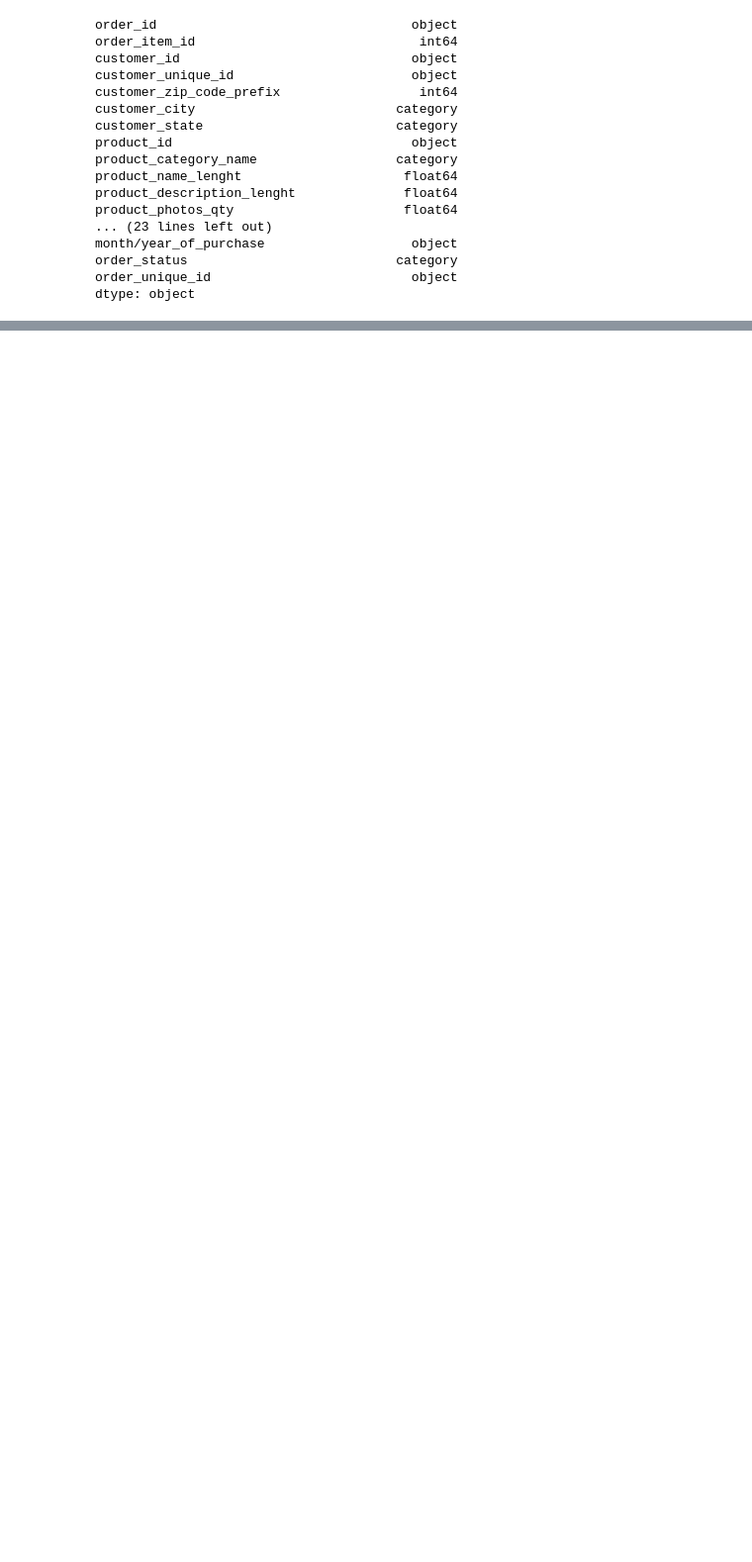
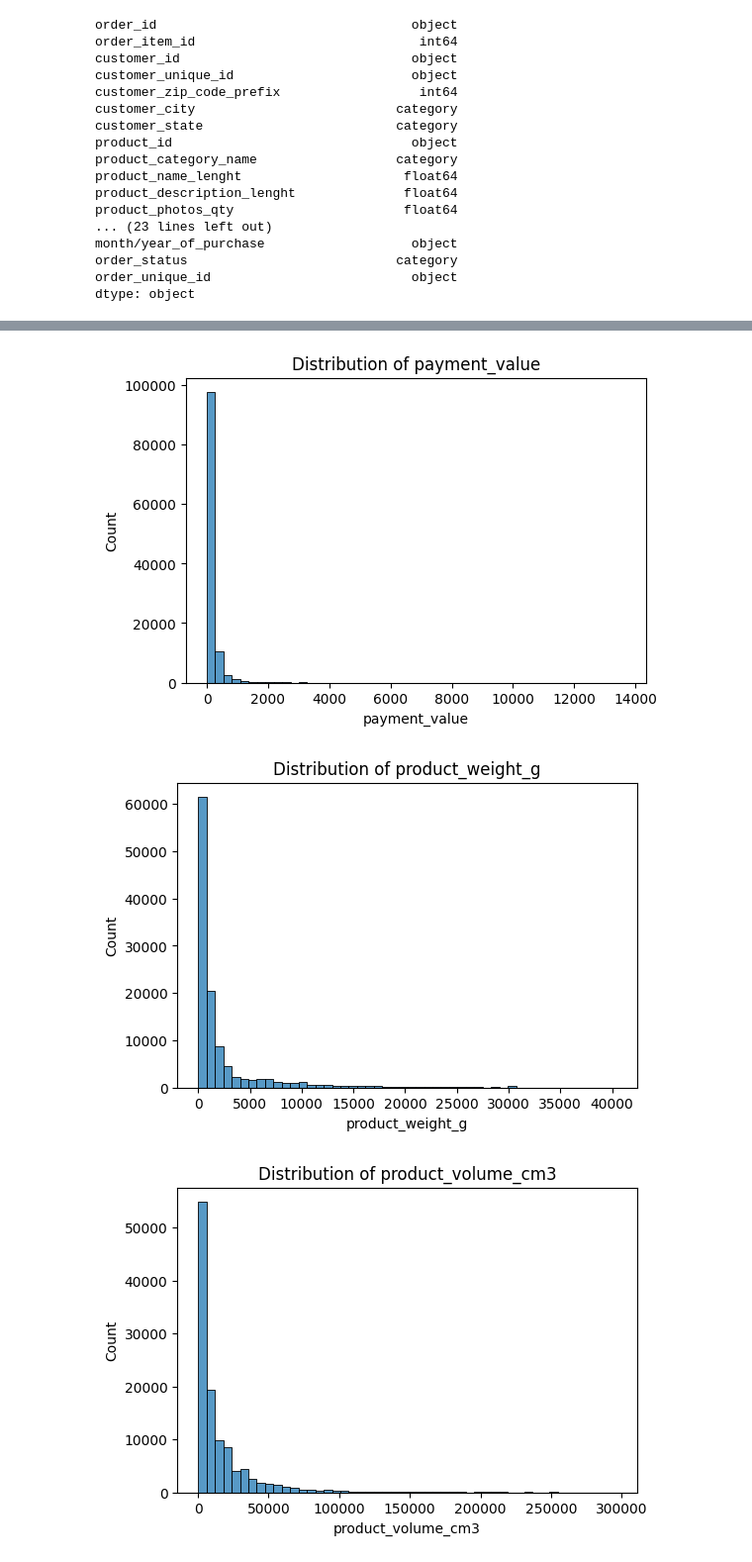
Before and after one commit to FilipStam97/brazilian-ecommerce-unsupervised-learning, a Jupyter notebook: brazilian-ecommerce-clustering.ipynb, the cells around one changed output, grey strips where cells are left out. Shown at 99% size. Saved outputs shown, nothing was run; the diff lists cells and outputs as text; code cells hidden in the pictures; blank space fills up the shorter version.

```diff
--- a/brazilian-ecommerce-clustering.ipynb
+++ b/brazilian-ecommerce-clustering.ipynb
@@ -367,0 +463,20 @@ Davies Bouldin score: 2.2016
+# %%
+import matplotlib.pyplot as plt
+import seaborn as sns
+
+features_to_check = [
+    'payment_value',
+    'product_weight_g',
+    'product_volume_cm3',
+    'freight_ratio'
+]
+
+for feature in features_to_check:
+    plt.figure(figsize=(6,4))
+    sns.histplot(X[feature], bins=50)
+    plt.title(f"Distribution of {feature}")
+    plt.show()
+# %% [output]
+[figure, added]
+[figure, added]
+[figure, added]
```
Also changed, not shown: parts of 14 cells of this notebook.
